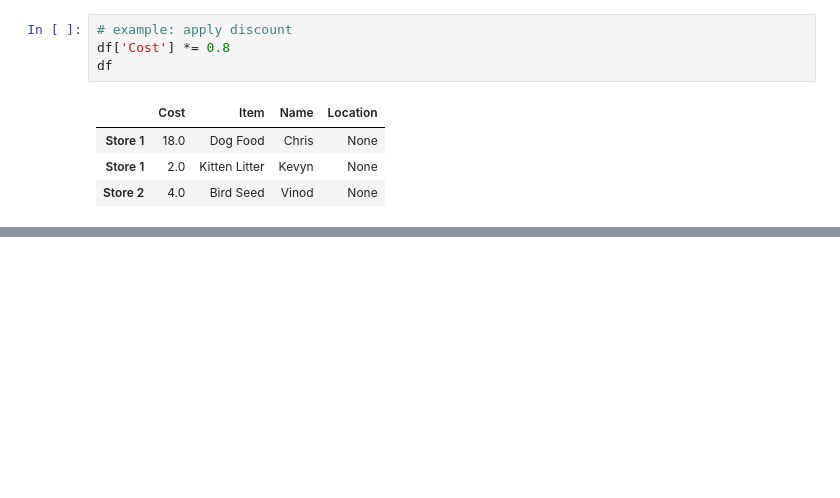
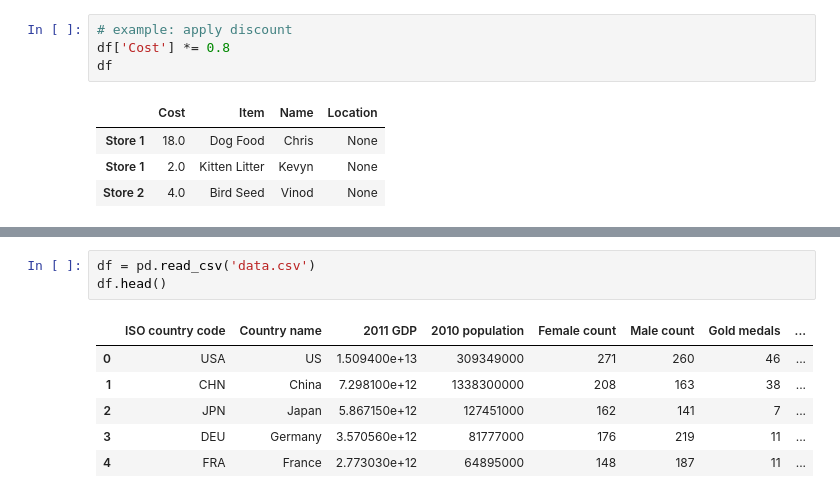
Before and after one commit to michaelsjoeberg/introduction_to_data_science_in_python, a Jupyter notebook: Week 2/basic-data-processing-with-pandas.ipynb, the cells around one changed output, grey strips where cells are left out. Saved outputs shown, nothing was run; the diff lists cells and outputs as text; blank space fills up the shorter version.

```diff
--- a/Week 2/basic-data-processing-with-pandas.ipynb
+++ b/Week 2/basic-data-processing-with-pandas.ipynb
@@ -297,0 +344,10 @@ df
+# %%
+df = pd.read_csv('data.csv')
+df.head()
+# %% [output]
+|  | ISO country code | Country name | 2011 GDP | 2010 population | Female count | Male count | Gold medals | ... |
+| 0 | USA | US | 1.509400e+13 | 309349000 | 271 | 260 | 46 | ... |
+| 1 | CHN | China | 7.298100e+12 | 1338300000 | 208 | 163 | 38 | ... |
+| 2 | JPN | Japan | 5.867150e+12 | 127451000 | 162 | 141 | 7 | ... |
+| 3 | DEU | Germany | 3.570560e+12 | 81777000 | 176 | 219 | 11 | ... |
+| 4 | FRA | France | 2.773030e+12 | 64895000 | 148 | 187 | 11 | ... |
```
Also changed, not shown: parts of 7 cells of this notebook, 1 other file.
